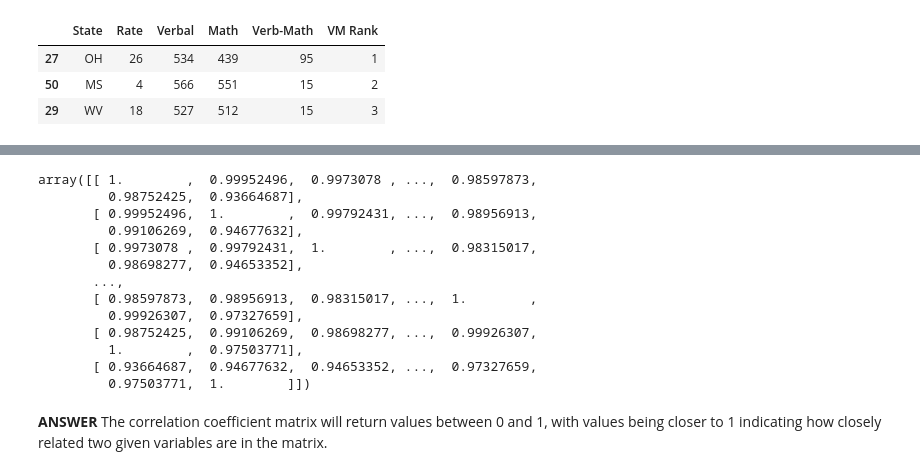
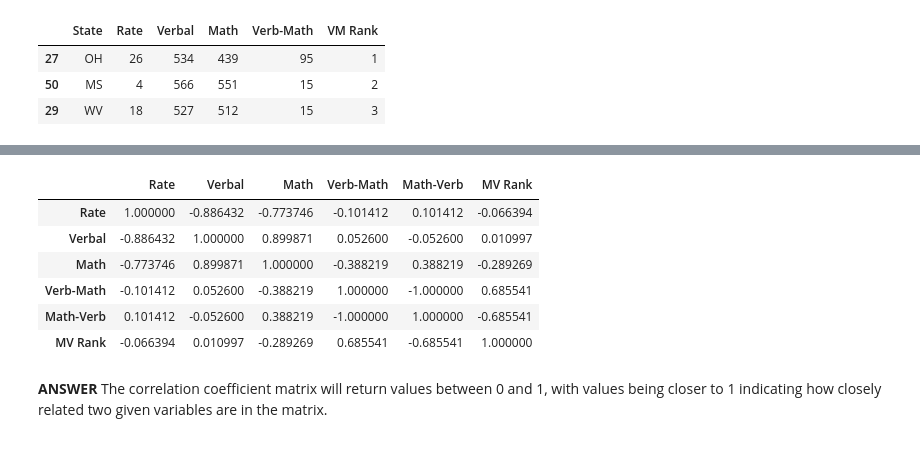
Before and after one commit to godsylla/Civic-Data-Analysis, a Jupyter notebook: project-02-v2-starter-code.ipynb, the cells around one changed output, grey strips where cells are left out. Saved outputs shown, nothing was run; the diff lists cells and outputs as text; code cells hidden in the pictures.

```diff
--- a/project-02-v2-starter-code.ipynb
+++ b/project-02-v2-starter-code.ipynb
@@ -622,20 +622,13 @@ MV_descending.sample(5)
-# %%
-correlation = np.corrcoef(MV_descending)
-correlation
-# %% [output]
-array([[ 1.        ,  0.99952496,  0.9973078 , ...,  0.98597873,
-         0.98752425,  0.93664687],
-       [ 0.99952496,  1.        ,  0.99792431, ...,  0.98956913,
-         0.99106269,  0.94677632],
-       [ 0.9973078 ,  0.99792431,  1.        , ...,  0.98315017,
-         0.98698277,  0.94653352],
-       ...,
-       [ 0.98597873,  0.98956913,  0.98315017, ...,  1.        ,
-         0.99926307,  0.97327659],
-       [ 0.98752425,  0.99106269,  0.98698277, ...,  0.99926307,
-         1.        ,  0.97503771],
-       [ 0.93664687,  0.94677632,  0.94653352, ...,  0.97327659,
-         0.97503771,  1.        ]])
+# %%
+MV_descending.corr()
+# %% [output]
+|  | Rate | Verbal | Math | Verb-Math | Math-Verb | MV Rank |
+| Rate | 1.000000 | -0.886432 | -0.773746 | -0.101412 | 0.101412 | -0.066394 |
+| Verbal | -0.886432 | 1.000000 | 0.899871 | 0.052600 | -0.052600 | 0.010997 |
+| Math | -0.773746 | 0.899871 | 1.000000 | -0.388219 | 0.388219 | -0.289269 |
+| Verb-Math | -0.101412 | 0.052600 | -0.388219 | 1.000000 | -1.000000 | 0.685541 |
+| Math-Verb | 0.101412 | -0.052600 | 0.388219 | -1.000000 | 1.000000 | -0.685541 |
+| MV Rank | -0.066394 | 0.010997 | -0.289269 | 0.685541 | -0.685541 | 1.000000 |
 # %% [markdown]
 **ANSWER**
 The correlation coefficient matrix will return values between 0 and 1, with values being closer to 1 indicating how closely related two given variables are in the matrix.
```
Also changed, not shown: parts of 21 cells of this notebook.
